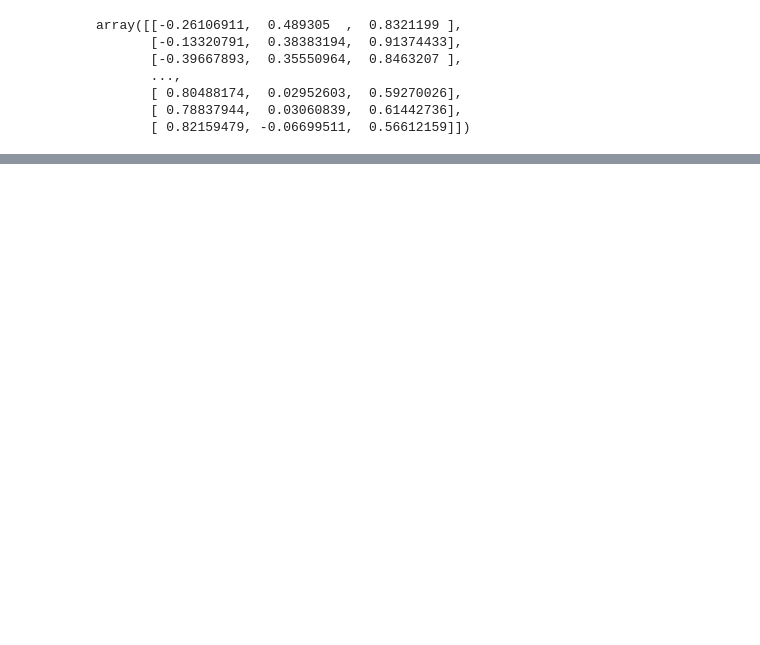
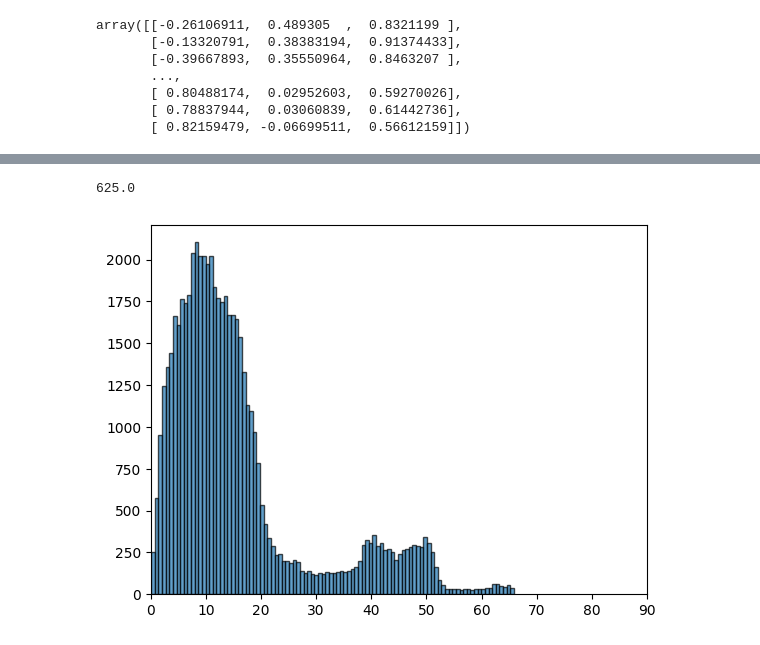
Before and after one commit to xdshiro/ray_tracing, a Jupyter notebook: roughness/roughness_study_v1.ipynb, the cells around one changed output, grey strips where cells are left out. Cells and saved outputs as stored; diff of their text form; code cells hidden in the pictures; blank space fills up the shorter version.

```diff
--- a/roughness/roughness_study_v1.ipynb
+++ b/roughness/roughness_study_v1.ipynb
@@ -96,0 +254,11 @@ vertices_test = surface2['vertex'].data
+# %%
+avg_amount = 16
+print(pixel_size * 1e9 * avg_amount)
+normals_avgX = avg_pooling_vector(normals_triangles_2D, size=avg_amount, stride=1)
+angles_avgX = find_angles_degree(normals_avgX)
+plt.hist(angles_avgX.flatten(), bins=100, edgecolor='black', alpha=0.7)
+plt.xlim(0, 90)
+plt.show()
+# %% [output]
+625.0
+[figure, added]
```
Also changed, not shown: parts of 31 cells of this notebook, 7 other files.
